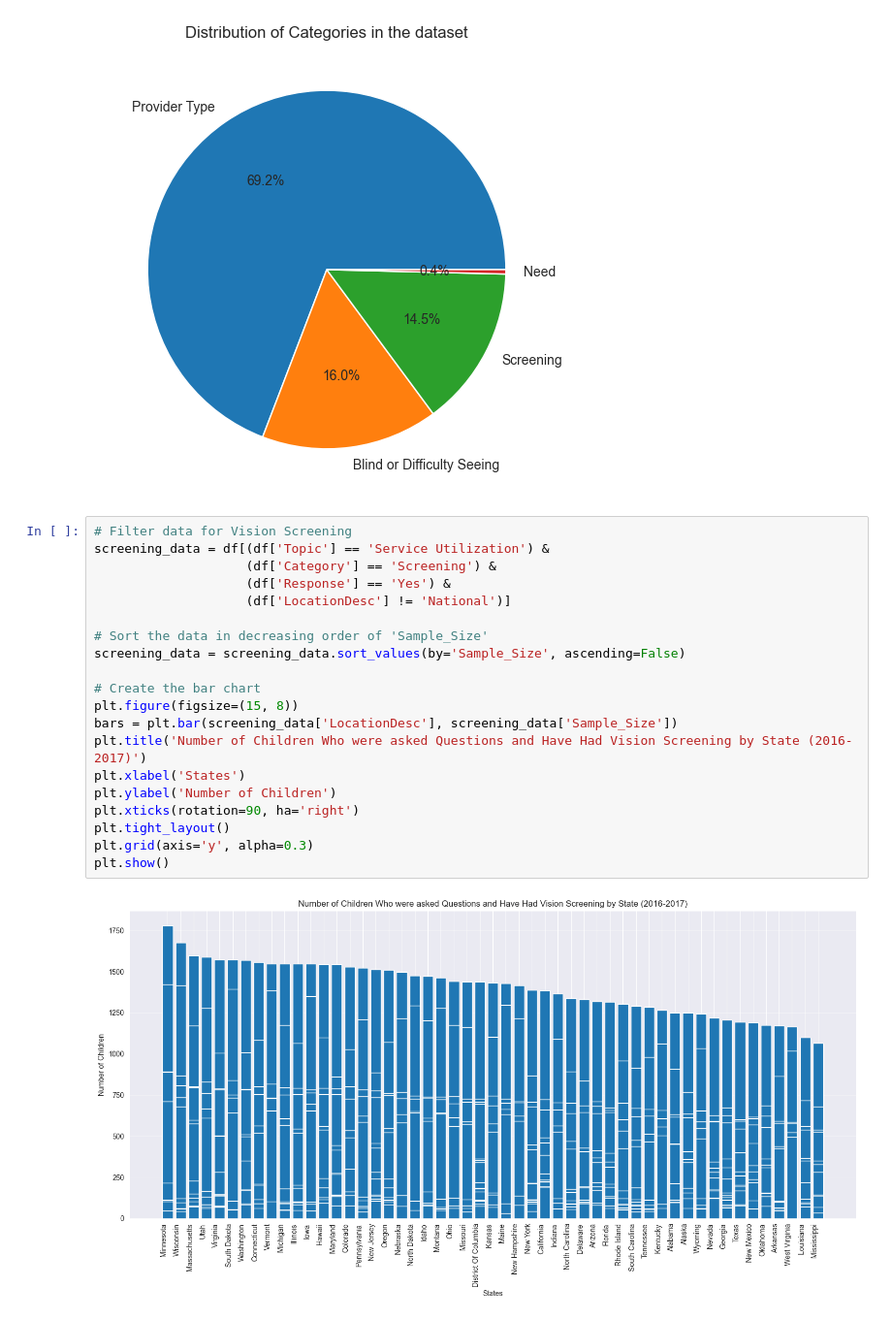
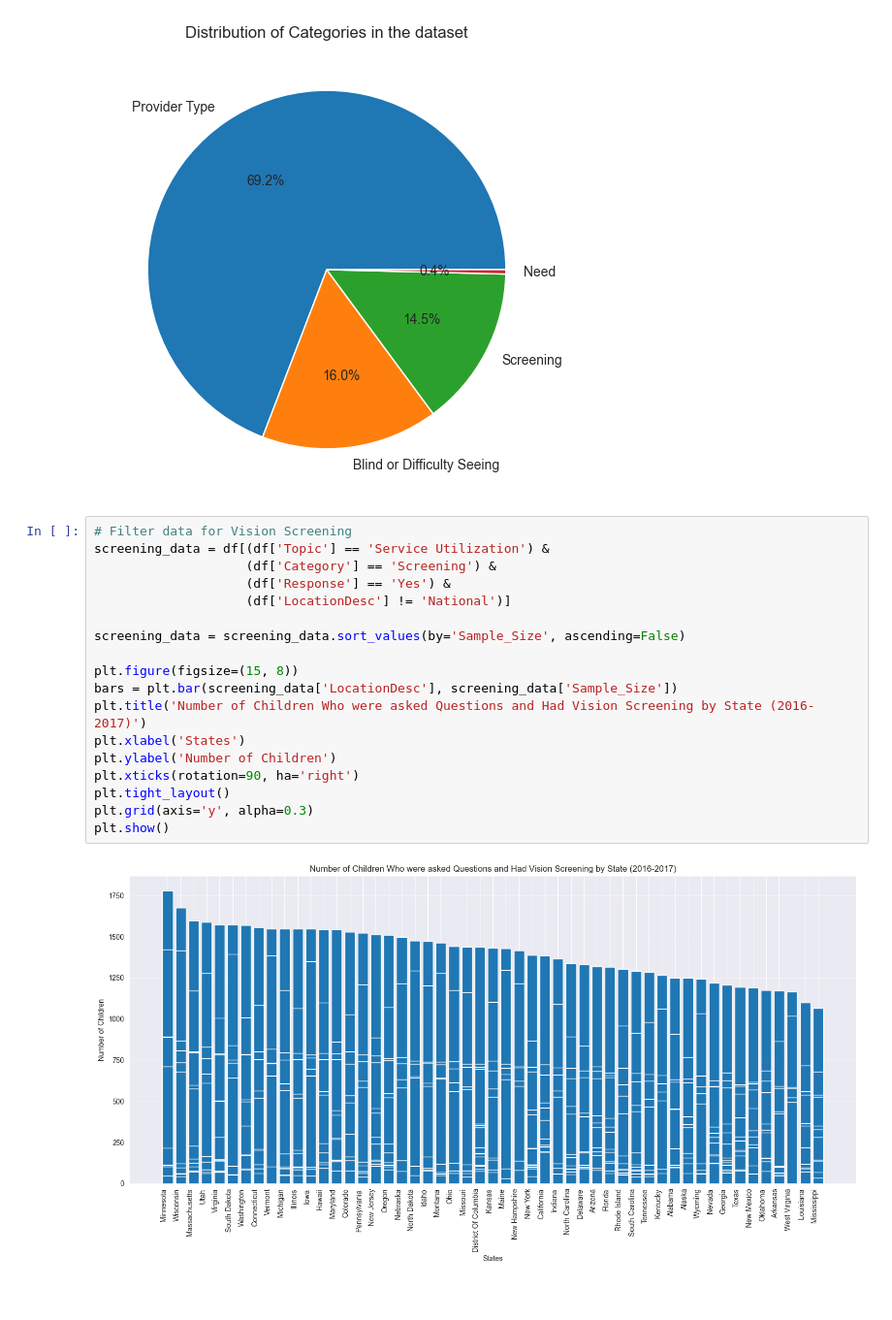
Before and after one commit to ncdavid2/DataScienceAssessment, a Jupyter notebook: Task3Assessment.ipynb, the cells around one changed output. Shown at 97% size. Drawn from its saved outputs; the diff is of its cells as text.

```diff
--- a/Task3Assessment.ipynb
+++ b/Task3Assessment.ipynb
@@ -42,25 +41,23 @@ plt.show()
 # %%
 # Filter data for Vision Screening
 screening_data = df[(df['Topic'] == 'Service Utilization') &
                     (df['Category'] == 'Screening') &
                     (df['Response'] == 'Yes') &
                     (df['LocationDesc'] != 'National')]
 
-# Sort the data in decreasing order of 'Sample_Size'
 screening_data = screening_data.sort_values(by='Sample_Size', ascending=False)
 
-# Create the bar chart
 plt.figure(figsize=(15, 8))
 bars = plt.bar(screening_data['LocationDesc'], screening_data['Sample_Size'])
-plt.title('Number of Children Who were asked Questions and Have Had Vision Screening by State (2016-2017)')
+plt.title('Number of Children Who were asked Questions and Had Vision Screening by State (2016-2017)')
 plt.xlabel('States')
 plt.ylabel('Number of Children')
 plt.xticks(rotation=90, ha='right')
 plt.tight_layout()
 plt.grid(axis='y', alpha=0.3)
 plt.show()
 # %% [output]
-[figure, old version]
+[figure, new version]
 # %%
 # Filter data for Visual Function
 screening_data = df[(df['Topic'] == 'Service Utilization') &
```
Also changed, not shown: parts of 4 cells of this notebook, 3 other files.
